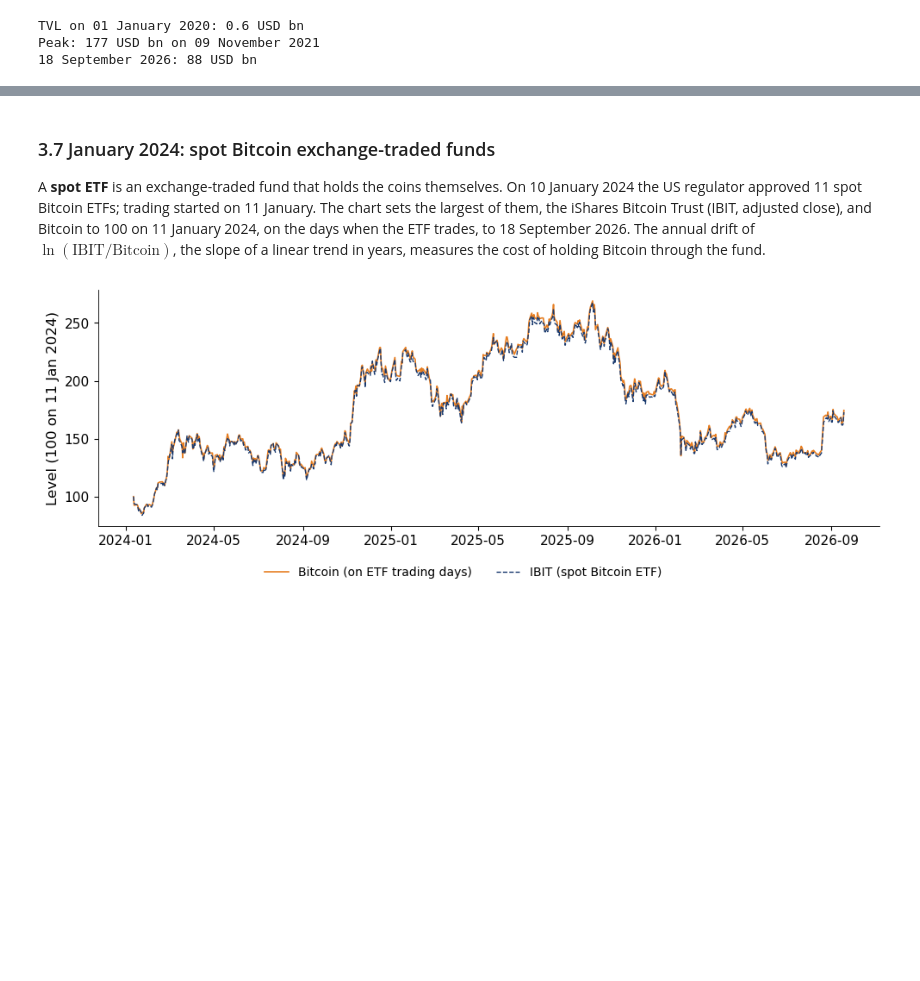
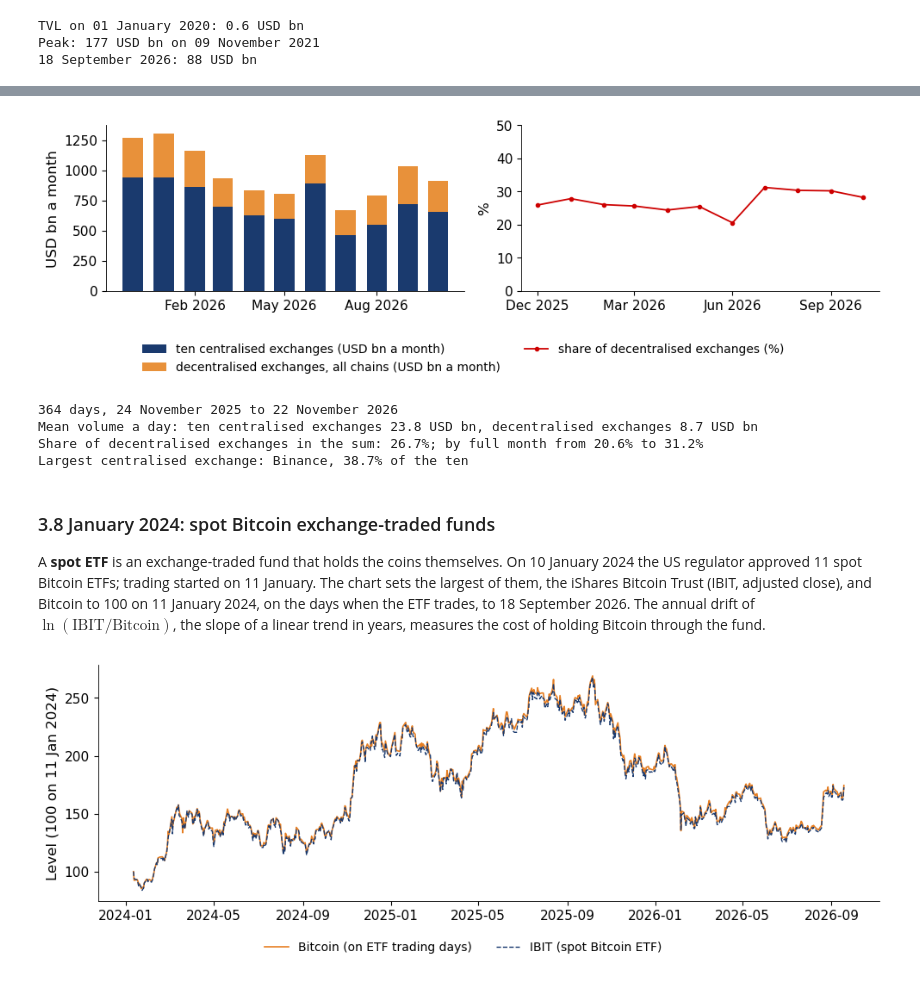
Before and after one commit to danpele/Blockchain-Applications, a Jupyter notebook: notebooks/lecture1_notebook.ipynb, the cells around one changed output, grey strips where cells are left out. Drawn from its saved outputs; the diff is of its cells as text; code cells hidden in the pictures; blank space fills up the shorter version.

```diff
--- a/notebooks/lecture1_notebook.ipynb
+++ b/notebooks/lecture1_notebook.ipynb
@@ -820,5 +898,37 @@ Peak: 177 USD bn on 09 November 2021
+# %%
+# daily spot volume (USD): ten large centralised exchanges (CoinGecko) and all decentralised exchanges (DefiLlama)
+ev = pd.read_csv(data_file('market', 'exchange_volumes_daily.csv'), parse_dates=['date']).set_index('date')
+dex = ev['DEX (all chains)']
+cex = ev.drop(columns='DEX (all chains)')
+both = pd.DataFrame({'cex': cex.sum(axis=1, min_count=8), 'dex': dex}).dropna()
+mon = both.resample('MS').sum().iloc[1:-1] / 1e9                     # full months
+share = 100 * mon['dex'] / (mon['dex'] + mon['cex'])
+
+fig, ax = plt.subplots(1, 2, figsize=(10, 3.2))
+ax[0].bar(mon.index, mon['cex'], width=20, color=BLUE, label='ten centralised exchanges (USD bn a month)')
+ax[0].bar(mon.index, mon['dex'], width=20, bottom=mon['cex'], color=BTC, label='decentralised exchanges, all chains (USD bn a month)')
+ax[0].set_ylabel('USD bn a month')
+ax[1].plot(share.index, share.values, color=RED, marker='o', ms=3, label='share of decentralised exchanges (%)')
+ax[1].set_ylabel('%'); ax[1].set_ylim(0, 50)
+import matplotlib.dates as mdates
+for a in ax:
+    a.xaxis.set_major_locator(mdates.MonthLocator(interval=3)); a.xaxis.set_major_formatter(mdates.DateFormatter('%b %Y'))
+legend_below(fig, ncol=2, bottom=0.20)
+save_fig(fig, 'ba_l1_venues')
+
+tot = both.sum()
+print(f'{len(both)} days, {both.index[0]:%d %B %Y} to {both.index[-1]:%d %B %Y}')
+print(f'Mean volume a day: ten centralised exchanges {both["cex"].mean() / 1e9:.1f} USD bn, decentralised exchanges {both["dex"].mean() / 1e9:.1f} USD bn')
+print(f'Share of decentralised exchanges in the sum: {100 * tot["dex"] / tot.sum():.1f}%; by full month from {share.min():.1f}% to {share.max():.1f}%')
+print(f'Largest centralised exchange: {cex.sum().idxmax()}, {100 * cex.sum().max() / cex.sum().sum():.1f}% of the ten')
+# %% [output]
+[figure, added]
+364 days, 24 November 2025 to 22 November 2026
+Mean volume a day: ten centralised exchanges 23.8 USD bn, decentralised exchanges 8.7 USD bn
+Share of decentralised exchanges in the sum: 26.7%; by full month from 20.6% to 31.2%
+Largest centralised exchange: Binance, 38.7% of the ten
 # %% [markdown]
-### 3.7 January 2024: spot Bitcoin exchange-traded funds
+### 3.8 January 2024: spot Bitcoin exchange-traded funds
 
 A **spot ETF** is an exchange-traded fund that holds the coins themselves. On 10 January 2024 the US regulator approved
 11 spot Bitcoin ETFs; trading started on 11 January. The chart sets the largest of them, the iShares Bitcoin Trust
```
Also changed, not shown: parts of 5 cells of this notebook, 32 other files.
